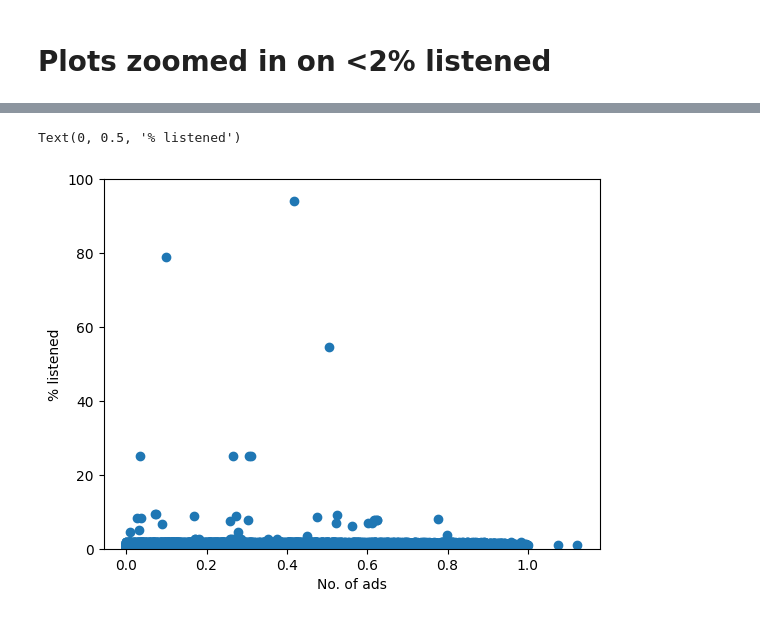
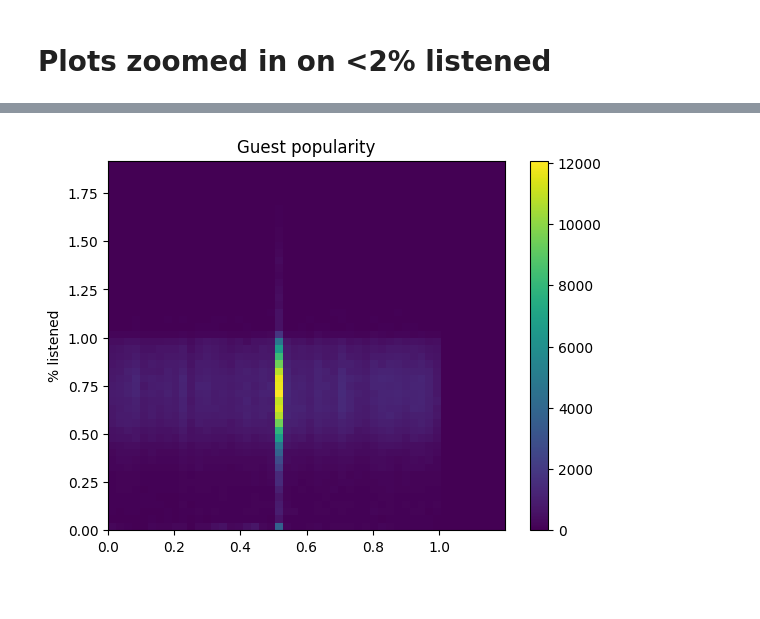
Before and after one commit to Mkranj/podcast_listening_time, a Jupyter notebook: EDA.ipynb, the cells around one changed output, grey strips where cells are left out. Drawn from its saved outputs; the diff is of its cells as text; code cells hidden in the pictures; blank space fills up the shorter version.

Commit message:
plot 2d histograms of numerics

```diff
--- a/EDA.ipynb
+++ b/EDA.ipynb
@@ -538,9 +502,19 @@ Text(0, 0.5, '% listened')
-# %%
-plt.scatter(training.Host_Guest_combo_percentage,
-        training.Listened_percent)
-plt.ylim(0, 100)
-plt.xlabel("No. of ads")
-plt.ylabel("% listened")
-# %% [output]
-Text(0, 0.5, '% listened')
-[figure, removed]
+# %%
+def make_hist2d(
+    xvar,
+    title
+):
+    fig, ax = plt.subplots()
+
+    h = plt.hist2d(zoomed[xvar],
+            zoomed.Listened_percent,
+              bins = [50, 50])
+    plt.title(title)
+    plt.ylabel("% listened")
+    fig.colorbar(h[3], ax = ax)
+    return None
+# %%
+make_hist2d("Guest_Popularity_percentage",
+           "Guest popularity")
+# %% [output]
+[figure, added]
```
Also changed, not shown: parts of 17 cells of this notebook.
